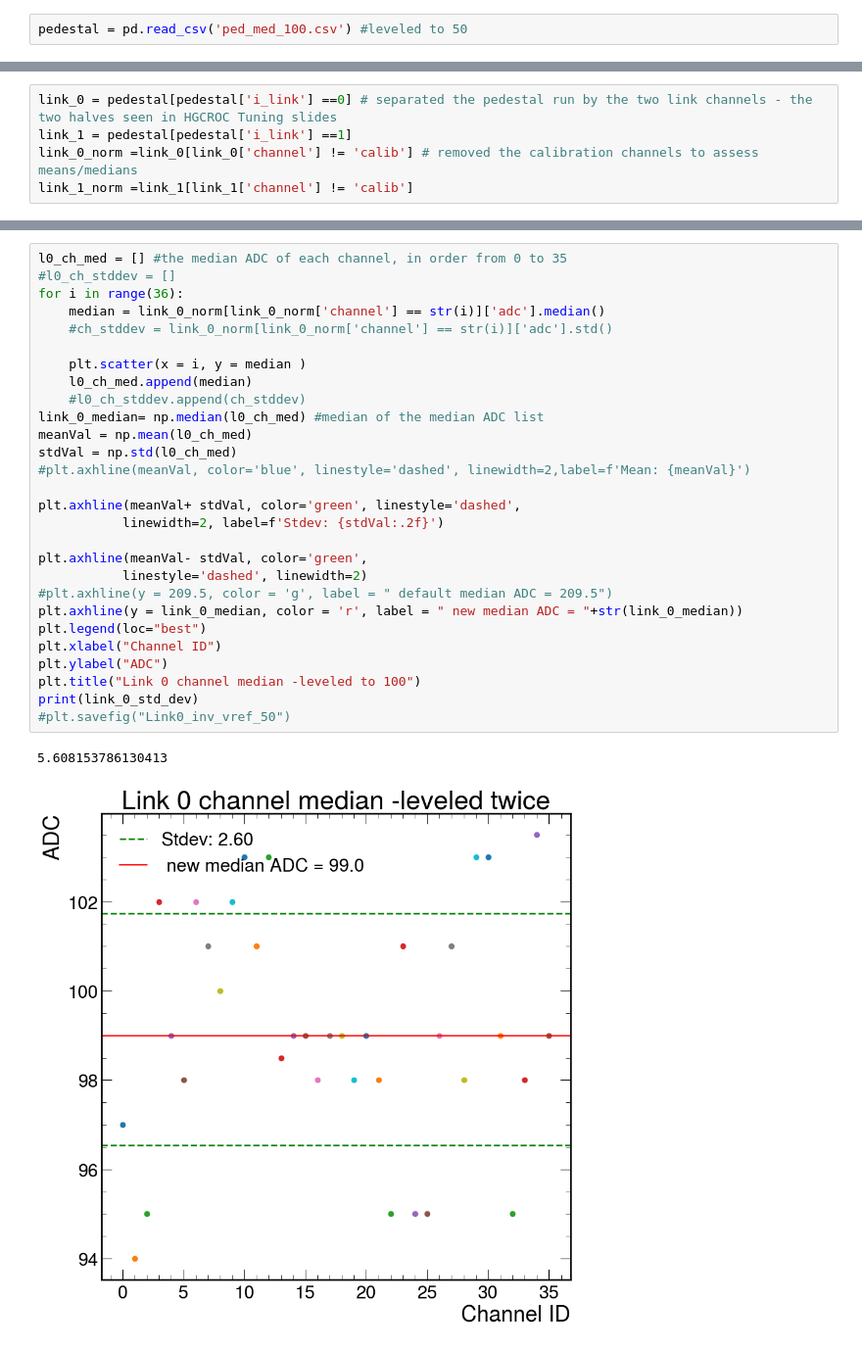
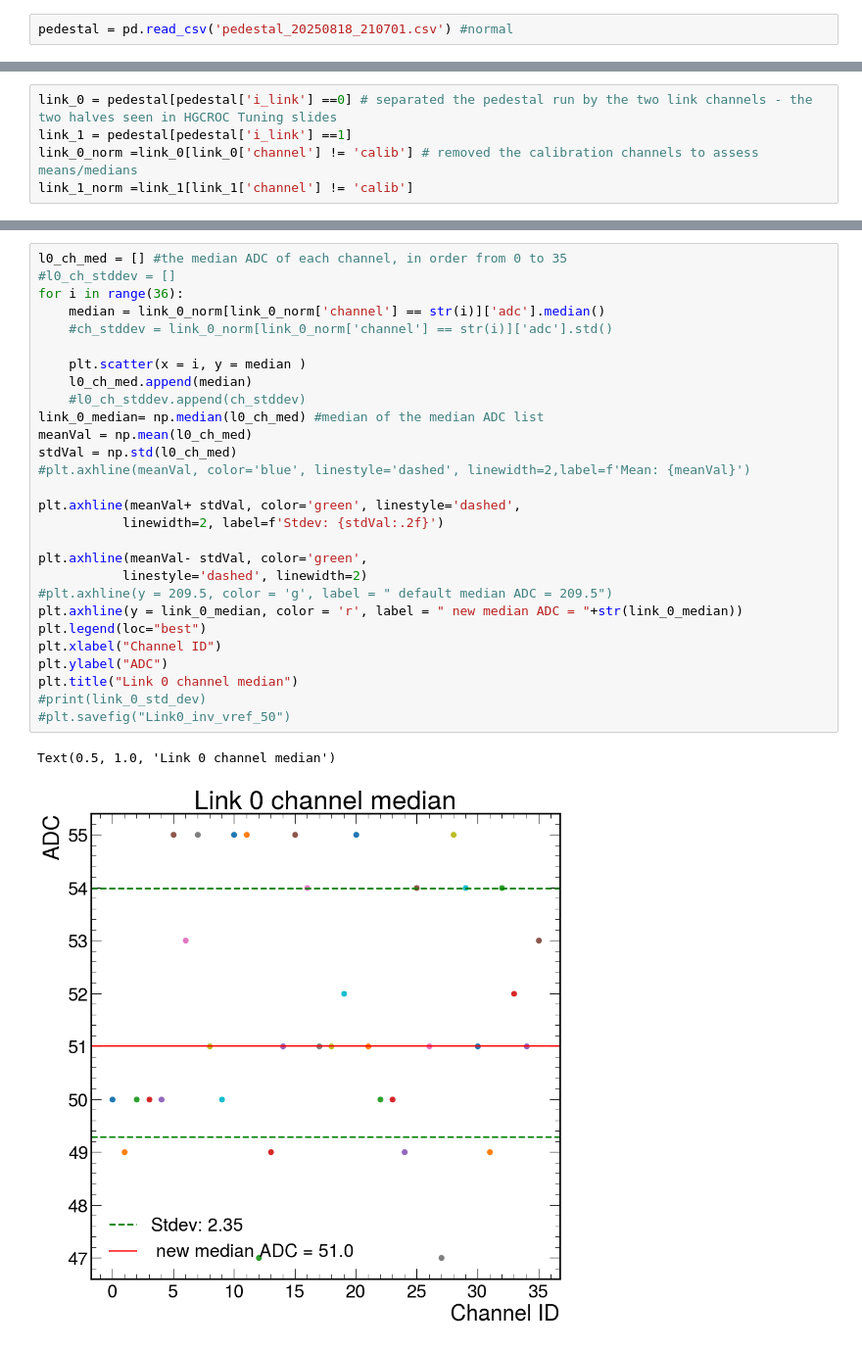
Before and after one commit to rodr1001/my_code, a Jupyter notebook: ldmx/hgcroc/pedestal_data/data/pedestalvisualiser.ipynb, the cells around one changed output, grey strips where cells are left out. Shown at 98% size. Cells and saved outputs as stored; diff of their text form.

```diff
--- a/ldmx/hgcroc/pedestal_data/data/pedestalvisualiser.ipynb
+++ b/ldmx/hgcroc/pedestal_data/data/pedestalvisualiser.ipynb
@@ -18,7 +18,7 @@ os.getcwd()
 # %% [output]
 '/export/scratch/users/rodr1001/my_code/my_code/ldmx/hgcroc/pedestal_data/data'
 # %%
-pedestal = pd.read_csv('ped_med_100.csv') #leveled to 50
+pedestal = pd.read_csv('pedestal_20250818_210701.csv') #normal
 # %%
 #pedestal = pd.read_csv('ped_med_75.csv') #leveled to 75
 # %%
@@ -114,34 +114,34 @@ Text(0.5, 1.0, 'Link 1')
 # %%
 l0_ch_med = [] #the median ADC of each channel, in order from 0 to 35
 #l0_ch_stddev = []
 for i in range(36):
     median = link_0_norm[link_0_norm['channel'] == str(i)]['adc'].median()
     #ch_stddev = link_0_norm[link_0_norm['channel'] == str(i)]['adc'].std()
 
     plt.scatter(x = i, y = median )
     l0_ch_med.append(median)
     #l0_ch_stddev.append(ch_stddev)
 link_0_median= np.median(l0_ch_med) #median of the median ADC list
 meanVal = np.mean(l0_ch_med)
 stdVal = np.std(l0_ch_med)
 #plt.axhline(meanVal, color='blue', linestyle='dashed', linewidth=2,label=f'Mean: {meanVal}')
 
 plt.axhline(meanVal+ stdVal, color='green', linestyle='dashed',
            linewidth=2, label=f'Stdev: {stdVal:.2f}')
 
 plt.axhline(meanVal- stdVal, color='green',
            linestyle='dashed', linewidth=2)
 #plt.axhline(y = 209.5, color = 'g', label = " default median ADC = 209.5")
 plt.axhline(y = link_0_median, color = 'r', label = " new median ADC = "+str(link_0_median))
 plt.legend(loc="best")
 plt.xlabel("Channel ID")
 plt.ylabel("ADC")
-plt.title("Link 0 channel median -leveled to 100")
-print(link_0_std_dev)
+plt.title("Link 0 channel median")
+#print(link_0_std_dev)
 #plt.savefig("Link0_inv_vref_50")
 # %% [output]
-5.608153786130413
+Text(0.5, 1.0, 'Link 0 channel median')
-[figure, old version]
+[figure, new version]
 # %%
 l1_ch_med = [] #the median ADC of each channel, in order from 0 to 35
 #l0_ch_stddev = []
```
Also changed, not shown: parts of 10 cells of this notebook, 32 other files.
